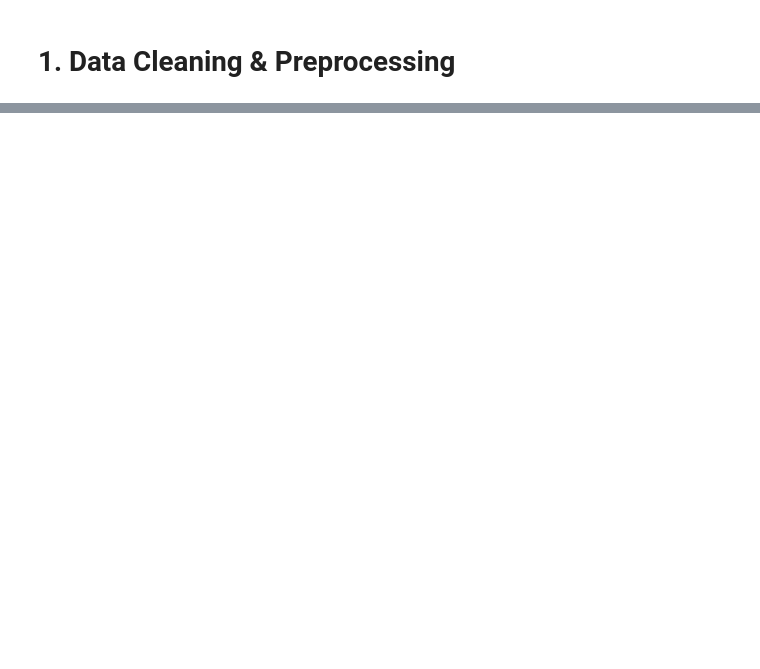
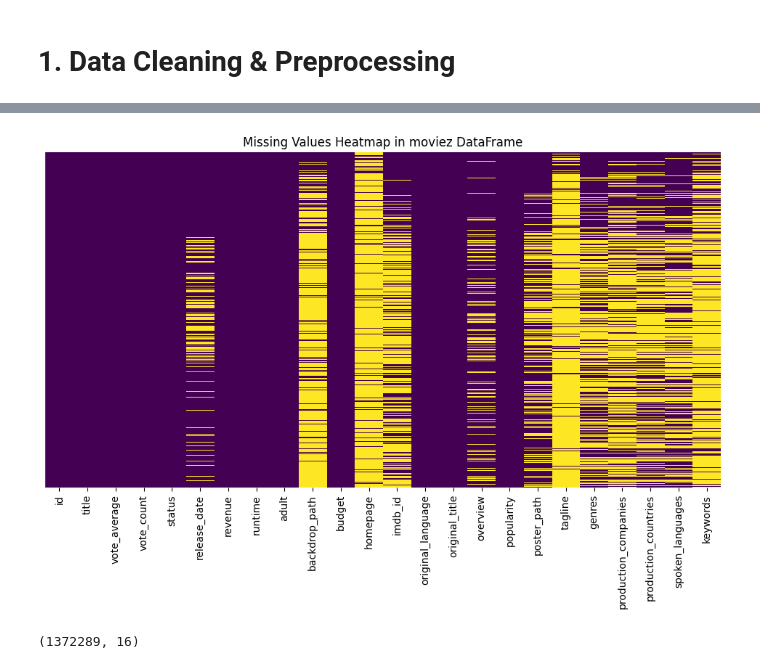
Before and after one commit to lilswapnil/moviez, a Jupyter notebook: recommender/notebook/data_exploration.ipynb, the cells around one changed output, grey strips where cells are left out. Cells and saved outputs as stored; diff of their text form; code cells hidden in the pictures; blank space fills up the shorter version.

```diff
--- a/recommender/notebook/data_exploration.ipynb
+++ b/recommender/notebook/data_exploration.ipynb
@@ -25,0 +15,3 @@ KaggleApiHTTPError: 400 Client Error: Bad Request for url: https://api.kaggle.co
+# %%
+moviez = pd.read_csv(f"{path}/TMDB_movie_dataset_v11.csv")
+moviez.shape
@@ -25,0 +36,17 @@ KaggleApiHTTPError: 400 Client Error: Bad Request for url: https://api.kaggle.co
+# %%
+import seaborn as sns
+
+import matplotlib.pyplot as plt
+
+plt.figure(figsize=(12, 6))
+sns.heatmap(moviez.isnull(), cbar=False, yticklabels=False, cmap='viridis')
+plt.title('Missing Values Heatmap in moviez DataFrame')
+plt.show()
+# %% [output]
+[figure, added]
+# %%
+#drop the columns that are not needed
+cleaned_moviez = moviez.drop(columns=['revenue', 'budget', 'homepage', 'original_language', 'runtime', 'backdrop_path', 'production_companies', 'production_countries'])
+cleaned_moviez.shape
+# %% [output]
+(1372289, 16)
```
Also changed, not shown: parts of 21 cells of this notebook, 1 other file.
